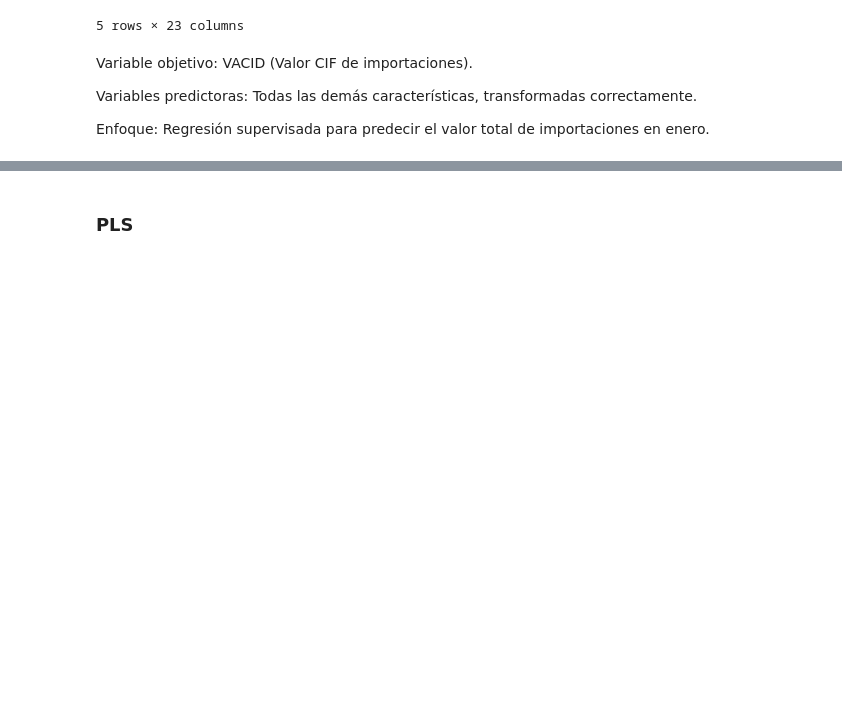
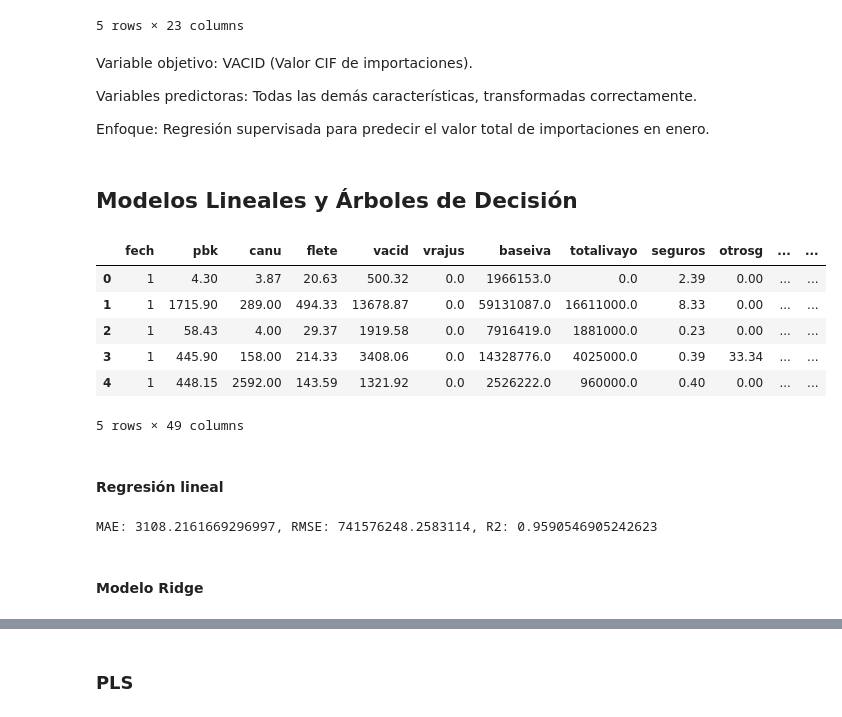
Before and after one commit to erramirezc1/MIAD-DDSA-Proyecto, a Jupyter notebook: notebooks/proyecto_despliegue_soluciones.ipynb, the cells around one changed output, grey strips where cells are left out. Cells and saved outputs as stored; diff of their text form; code cells hidden in the pictures; blank space fills up the shorter version.

Commit message:
agrego modelos

```diff
--- a/notebooks/proyecto_despliegue_soluciones.ipynb
+++ b/notebooks/proyecto_despliegue_soluciones.ipynb
@@ -1047,3 +1047,21 @@ Variable objetivo: VACID (Valor CIF de importaciones).
 Variables predictoras: Todas las demás características, transformadas correctamente.
 
 Enfoque: Regresión supervisada para predecir el valor total de importaciones en enero.
+# %% [markdown]
+## Modelos Lineales y Árboles de Decisión
+# %%
+# Lista de variables categóricas a codificar con One-Hot Encoding
+categorical_cols = ['adua', 'paisgen', 'paispro', 'viatrans', 'regimen', 'clase', 'copaex', 'tipoim']
+
+# Aplicar One-Hot Encoding
+df_copy_one_hot_encoding = pd.get_dummies(df_copy, columns=categorical_cols, drop_first=True)
+# %%
+df_copy_one_hot_encoding.head()
+# %% [output]
+|  | fech | pbk | canu | flete | vacid | vrajus | baseiva | totalivayo | seguros | otrosg | ... | ... |
+| 0 | 1 | 4.30 | 3.87 | 20.63 | 500.32 | 0.0 | 1966153.0 | 0.0 | 2.39 | 0.00 | ... | ... |
+| 1 | 1 | 1715.90 | 289.00 | 494.33 | 13678.87 | 0.0 | 59131087.0 | 16611000.0 | 8.33 | 0.00 | ... | ... |
+| 2 | 1 | 58.43 | 4.00 | 29.37 | 1919.58 | 0.0 | 7916419.0 | 1881000.0 | 0.23 | 0.00 | ... | ... |
+| 3 | 1 | 445.90 | 158.00 | 214.33 | 3408.06 | 0.0 | 14328776.0 | 4025000.0 | 0.39 | 33.34 | ... | ... |
+| 4 | 1 | 448.15 | 2592.00 | 143.59 | 1321.92 | 0.0 | 2526222.0 | 960000.0 | 0.40 | 0.00 | ... | ... |
+5 rows × 49 columns
@@ -1049,0 +1078,2 @@ Enfoque: Regresión supervisada para predecir el valor total de importaciones en
+# %% [markdown]
+#### Regresión lineal
@@ -1049,0 +1086,11 @@ Enfoque: Regresión supervisada para predecir el valor total de importaciones en
+# %%
+# Evaluación del modelo
+mae_lr = mean_absolute_error(y_test, y_pred_lr)
+rmse_lr = mean_squared_error(y_test, y_pred_lr)
+r2_lr = r2_score(y_test, y_pred_lr)
+
+print(f"MAE: {mae_lr}, RMSE: {rmse_lr}, R2: {r2_lr}")
+# %% [output]
+MAE: 3108.2161669296997, RMSE: 741576248.2583114, R2: 0.9590546905242623
+# %% [markdown]
+#### Modelo Ridge
```
Also changed, not shown: parts of 12 cells of this notebook.
